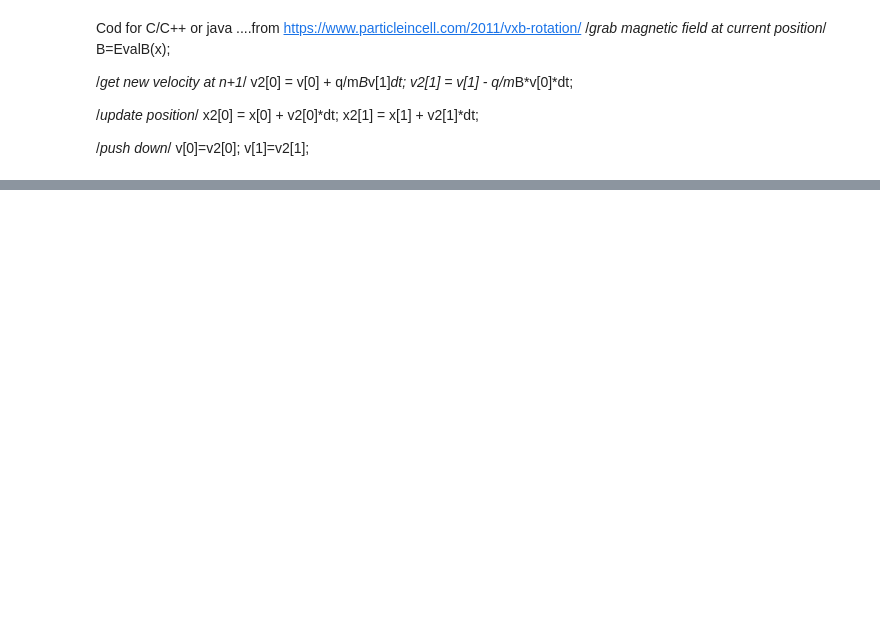
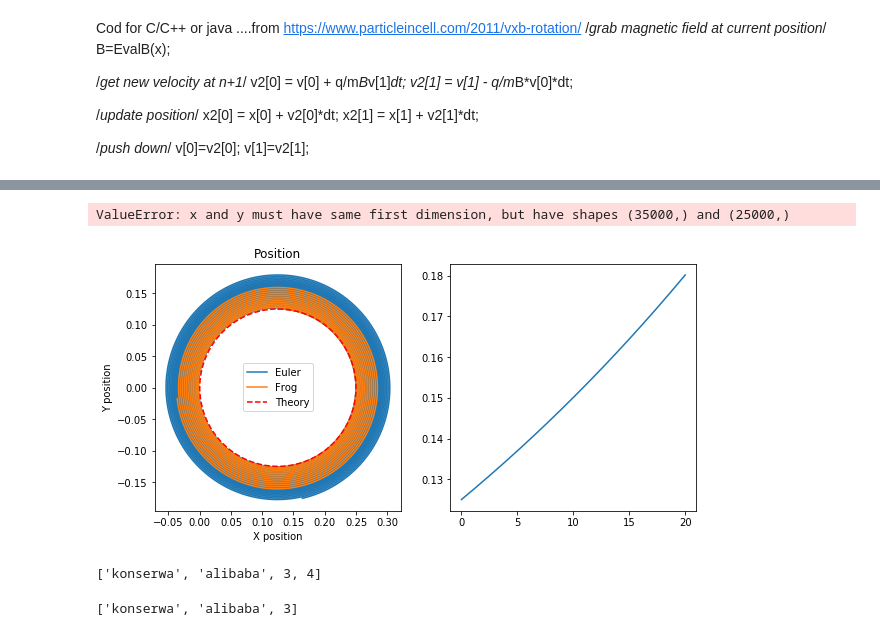
Before and after one commit to hrachubi/Plasma, a Jupyter notebook: PIC B.ipynb, the cells around one changed output, grey strips where cells are left out. Saved outputs shown, nothing was run; the diff lists cells and outputs as text; code cells hidden in the pictures; blank space fills up the shorter version.

```diff
--- a/PIC B.ipynb
+++ b/PIC B.ipynb
@@ -135,0 +232,62 @@ print(math.sqrt(2))
+# %%
+plt.figure(figsize=(15,10))
+
+plt.subplot(2,3,1)
+plt.plot(x,y,label="Euler")
+plt.plot(xLF,yLF,label="Frog")
+plt.plot(xr,yr,'r--',label='Theory')
+plt.xlabel('X position')
+plt.ylabel('Y position')
+plt.title('Position')
+plt.legend()
+
+
+plt.subplot(2,3,2)
+plt.plot(t,r,label='Euler')
+plt.plot(t,rLF,label='Frog')
+plt.plot(t,rll,'r--',label='theory')
+plt.legend()
+plt.xlabel('Time')
+plt.ylabel('Larmor')
+plt.title('Larmor')
+
+
+plt.subplot(2,3,3)
+plt.plot(t,dr)
+plt.plot(tLF,drLF)
+plt.xlabel('Time')
+plt.ylabel('dr')
+plt.title('d_Larmor')
+
+plt.subplot(2,3,4)
+plt.plot(t,vtot)
+plt.plot(tLF,vtotLF)
+plt.xlabel('Time')
+plt.title('Total speed')
+
+plt.subplot(2,3,5)
+plt.plot(t,vx)
+plt.plot(tLF,vxLF)
+plt.xlabel('Time')
+plt.title('Vx speed')
+
+plt.subplot(2,3,6)
+plt.plot(t,vy)
+plt.plot(tLF,vyLF)
+plt.xlabel('Time')
+plt.title('Vy speed')
+
+plt.show()
+# %% [output]
+ValueError: x and y must have same first dimension, but have shapes (35000,) and (25000,)
+[figure, added]
+# %%
+mielonka=['konserwa','alibaba',3,4]
+mielonka
+# %% [output]
+['konserwa', 'alibaba', 3, 4]
+# %%
+mielonka.pop()
+mielonka
+# %% [output]
+['konserwa', 'alibaba', 3]
```
Also changed, not shown: parts of 6 cells of this notebook.
